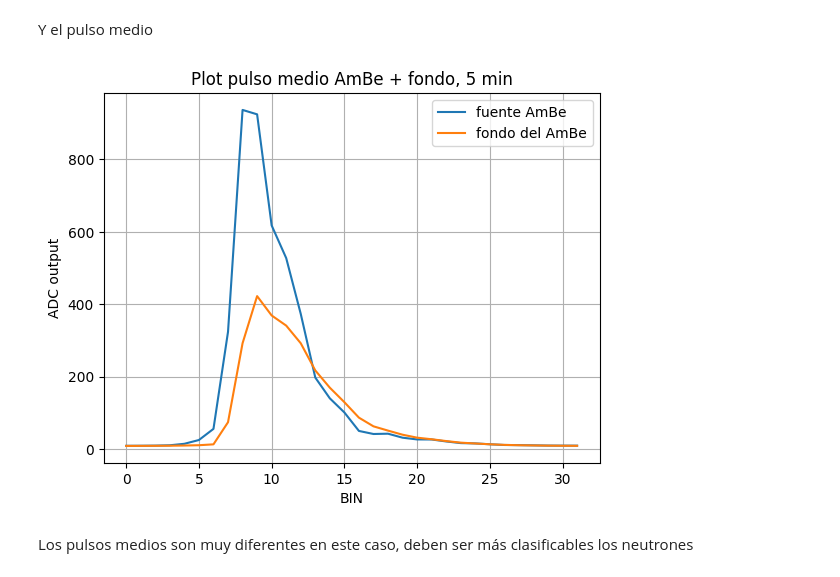
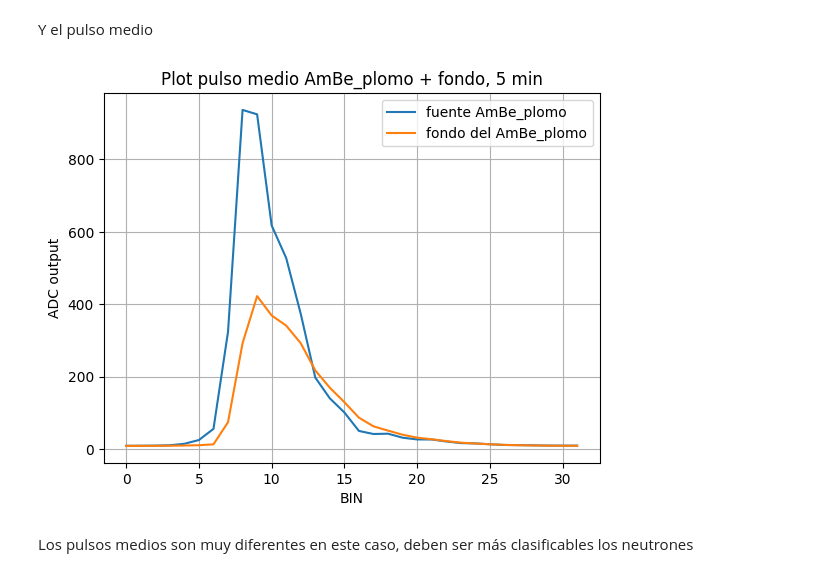
Before and after one commit to saisito/MLF_nunez-alejandro, a Jupyter notebook: nunez-alejandro.ipynb, the cells around one changed output. Saved outputs shown, nothing was run; the diff lists cells and outputs as text; code cells hidden in the pictures.

```diff
--- a/nunez-alejandro.ipynb
+++ b/nunez-alejandro.ipynb
@@ -260,7 +261,7 @@ del mean_pulses_Co
 Vamos a por los neutrones ahora
 # %%
 file_list_AmBe_plomo = sorted(glob.glob('data/*10cm_plomo*'))
-all_max_per_file_AmBe, all_sum_per_file_AmBe, mean_pulses_AmBe = load_data(file_list_AmBe_plomo)
+all_max_per_file_AmBe_plomo, all_sum_per_file_AmBe_plomo, mean_pulses_AmBe_plomo = load_data(file_list_AmBe_plomo)
 # %% [output]
 Longitud de data/AmBe_30cm_10cm_plomo_1200V_650t1_5min.dat: 96712340
 Longitud de data/fondo_10cm_plomo_1200V_170t1_5min.dat: 63388416
@@ -297,14 +298,14 @@ plot_histogram(
 Y el pulso medio
 # %%
 plot_mean_pulses(
-    mean_pulses_AmBe,
-    labels=['fuente AmBe', 'fondo del AmBe'],
-    title='Plot pulso medio AmBe + fondo, 5 min',
+    mean_pulses_AmBe_plomo,
+    labels=['fuente AmBe_plomo', 'fondo del AmBe_plomo'],
+    title='Plot pulso medio AmBe_plomo + fondo, 5 min',
     x_label='BIN',
     y_label='ADC output'
 )
 # %% [output]
-[figure, old version]
+[figure, new version]
 # %% [markdown]
 Los pulsos medios son muy diferentes en este caso, deben ser más clasificables los neutrones
 # %% [markdown]
```
Also changed, not shown: parts of 80 cells of this notebook, 4 other files.
